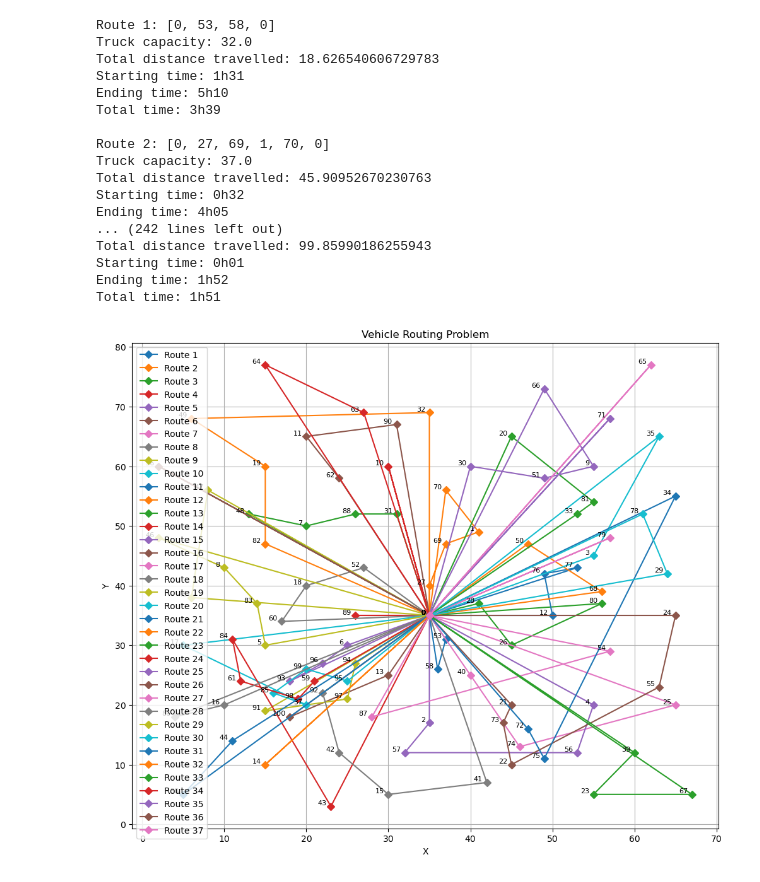
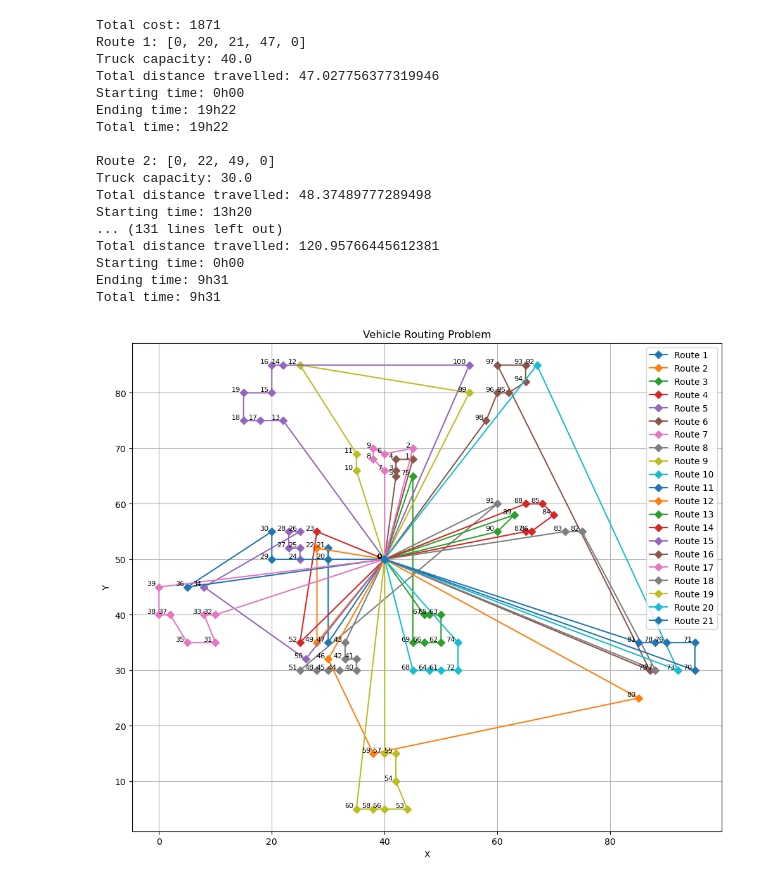
Before and after one commit to Xandeler/Advanced-Algorithms-and-Combinatorics, a Jupyter notebook: 2nd deliverable/Alex code.ipynb, the cells around one changed output. Drawn from its saved outputs; the diff is of its cells as text; code cells hidden in the pictures.

```diff
--- a/2nd deliverable/Alex code.ipynb
+++ b/2nd deliverable/Alex code.ipynb
@@ -88,7 +88,6 @@ def nearest_neighbor_with_time_windows(adj_matrix, demands, capacity_max, earlie
     capacity_list = []                                  # Array stocking final capacity of each route
     time_list = []                                      # Array keeping total time needed for each route in mind
     start_list = []                                     # Array stocking starting time of one travel
-    end_list = []                                       # Array stocking ending time of one travel
 
     while sum(visited) < num_points:                    # While all point are not visited
         current_node = 0                                # Start at the depot
@@ -171,50 +170,52 @@ def plot_routes_with_coordinates(coordinates, solution):
     plt.grid(True)
     plt.show()
 
 def vrp_solver(location):
     """
     Solve the VRP with time windows using the provided location for coordinates and constraints.
     """
     nb_vehicle, capacity_max, coordinates, demand, earliest_time, latest_time, service_time = read_txt_file(location)
     adj_matrix = adjacency_matrix(coordinates)
     all_routes, capacity_list, route_times, start_list = nearest_neighbor_with_time_windows(adj_matrix, demand, int(capacity_max), earliest_time, latest_time, service_time)
     route_distances = [calculate_total_distance(route, adj_matrix) for route in all_routes]
     all_routes = format_output(all_routes)
-    return all_routes, capacity_list, route_distances, route_times, coordinates, start_list
+    cost = sum(calculate_total_distance(route, adj_matrix) for route in all_routes)
+    return all_routes, capacity_list, route_distances, route_times, coordinates, start_list, cost
 
 
 folder = "..\\Dataset\\"
-dataset_name = "r101"
+dataset_name = "c101"
 location = folder + dataset_name + ".txt"
-solution, capacity_list, route_distances, route_times, coordinates, start_list = vrp_solver(location)
+solution, capacity_list, route_distances, route_times, coordinates, start_list, cost = vrp_solver(location)
 n = 0
+print("Total cost: " + str(ceil(cost)))
 for route, distance, route_time, start in zip(solution, route_distances, route_times, start_list):
     end = convert_time(start + route_time)
     print(f"Route {n+1}: {route}\nTruck capacity: {capacity_list[n]}\n"
           f"Total distance travelled: {distance}\n"
           f"Starting time: {convert_time(start)}\n"
           f"Ending time: {end}\n"
           f"Total time: {convert_time(route_time)}\n"
           )
     n += 1
 
 plot_routes_with_coordinates(coordinates, solution)
 # %% [output]
-Route 1: [0, 53, 58, 0]
-Truck capacity: 32.0
-Total distance travelled: 18.626540606729783
-Starting time: 1h31
-Ending time: 5h10
-Total time: 3h39
+Total cost: 1871
+Route 1: [0, 20, 21, 47, 0]
+Truck capacity: 40.0
+Total distance travelled: 47.027756377319946
+Starting time: 0h00
+Ending time: 19h22
+Total time: 19h22
 
-Route 2: [0, 27, 69, 1, 70, 0]
-Truck capacity: 37.0
-Total distance travelled: 45.90952670230763
-Starting time: 0h32
-Ending time: 4h05
-... (242 lines left out)
-Total distance travelled: 99.85990186255943
-Starting time: 0h01
-Ending time: 1h52
-Total time: 1h51
+Route 2: [0, 22, 49, 0]
+Truck capacity: 30.0
+Total distance travelled: 48.37489777289498
+Starting time: 13h20
+... (131 lines left out)
+Total distance travelled: 120.95766445612381
+Starting time: 0h00
+Ending time: 9h31
+Total time: 9h31
-[figure, old version]
+[figure, new version]
```
Also changed, not shown: parts of 7 cells of this notebook.
